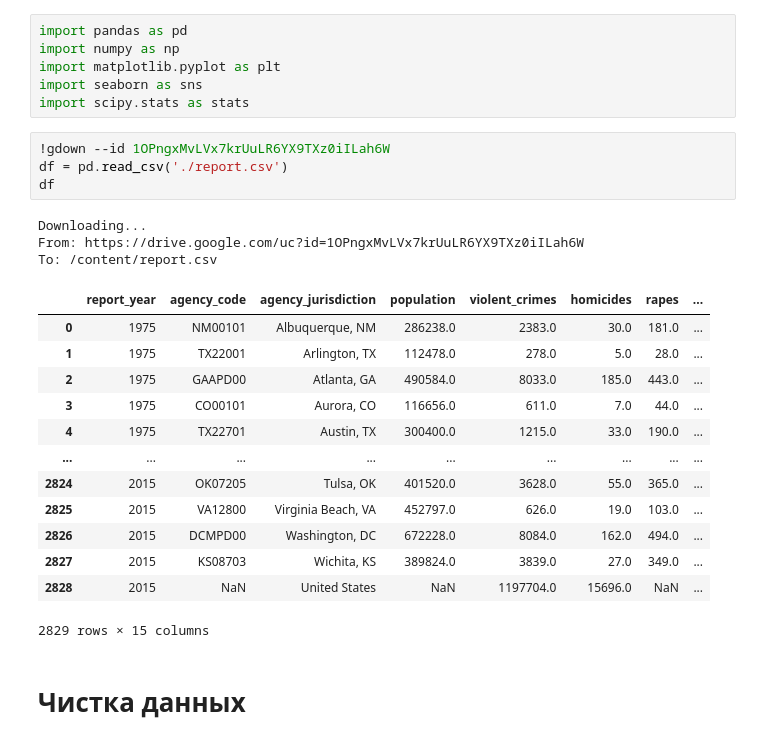
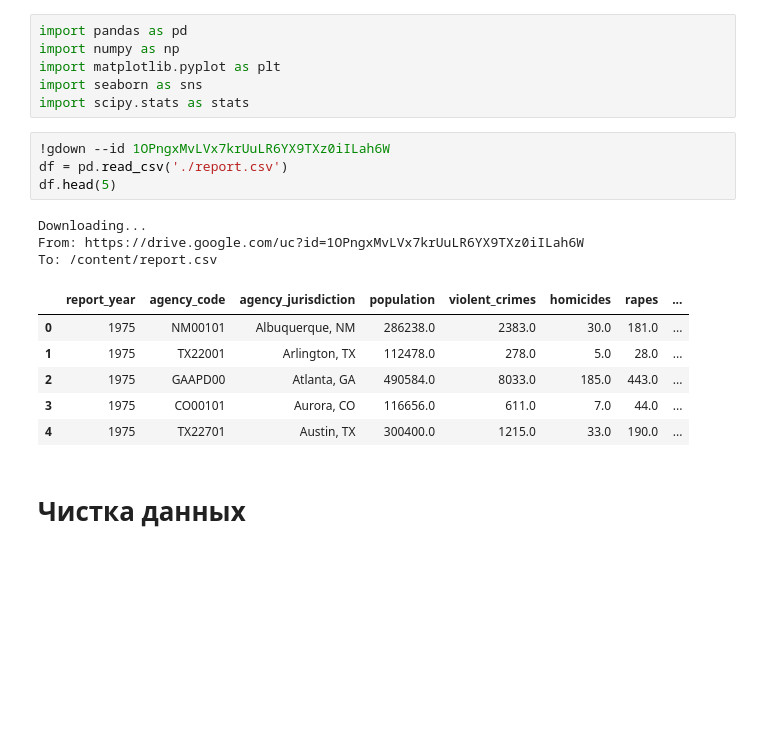
Before and after one commit to dokka-bae/tms-ds, a Jupyter notebook: lesson_13_statistics/EDA.ipynb, the cells around one changed output. Cells and saved outputs as stored; diff of their text form; blank space fills up the shorter version.

```diff
--- a/lesson_13_statistics/EDA.ipynb
+++ b/lesson_13_statistics/EDA.ipynb
@@ -9,24 +9,17 @@ import scipy.stats as stats
 # %%
 !gdown --id 1OPngxMvLVx7krUuLR6YX9TXz0iILah6W
 df = pd.read_csv('./report.csv')
-df
+df.head(5)
 # %% [output]
 Downloading...
 From: https://drive.google.com/uc?id=1OPngxMvLVx7krUuLR6YX9TXz0iILah6W
 To: /content/report.csv
 |  | report_year | agency_code | agency_jurisdiction | population | violent_crimes | homicides | rapes | ... |
 | 0 | 1975 | NM00101 | Albuquerque, NM | 286238.0 | 2383.0 | 30.0 | 181.0 | ... |
 | 1 | 1975 | TX22001 | Arlington, TX | 112478.0 | 278.0 | 5.0 | 28.0 | ... |
 | 2 | 1975 | GAAPD00 | Atlanta, GA | 490584.0 | 8033.0 | 185.0 | 443.0 | ... |
 | 3 | 1975 | CO00101 | Aurora, CO | 116656.0 | 611.0 | 7.0 | 44.0 | ... |
 | 4 | 1975 | TX22701 | Austin, TX | 300400.0 | 1215.0 | 33.0 | 190.0 | ... |
-| ... | ... | ... | ... | ... | ... | ... | ... | ... |
-| 2824 | 2015 | OK07205 | Tulsa, OK | 401520.0 | 3628.0 | 55.0 | 365.0 | ... |
-| 2825 | 2015 | VA12800 | Virginia Beach, VA | 452797.0 | 626.0 | 19.0 | 103.0 | ... |
-| 2826 | 2015 | DCMPD00 | Washington, DC | 672228.0 | 8084.0 | 162.0 | 494.0 | ... |
-| 2827 | 2015 | KS08703 | Wichita, KS | 389824.0 | 3839.0 | 27.0 | 349.0 | ... |
-| 2828 | 2015 | NaN | United States | NaN | 1197704.0 | 15696.0 | NaN | ... |
-2829 rows × 15 columns
 # %% [markdown]
 # Чистка данных
 # %% [markdown]
```
Also changed, not shown: parts of 57 cells of this notebook, 1 other file.
